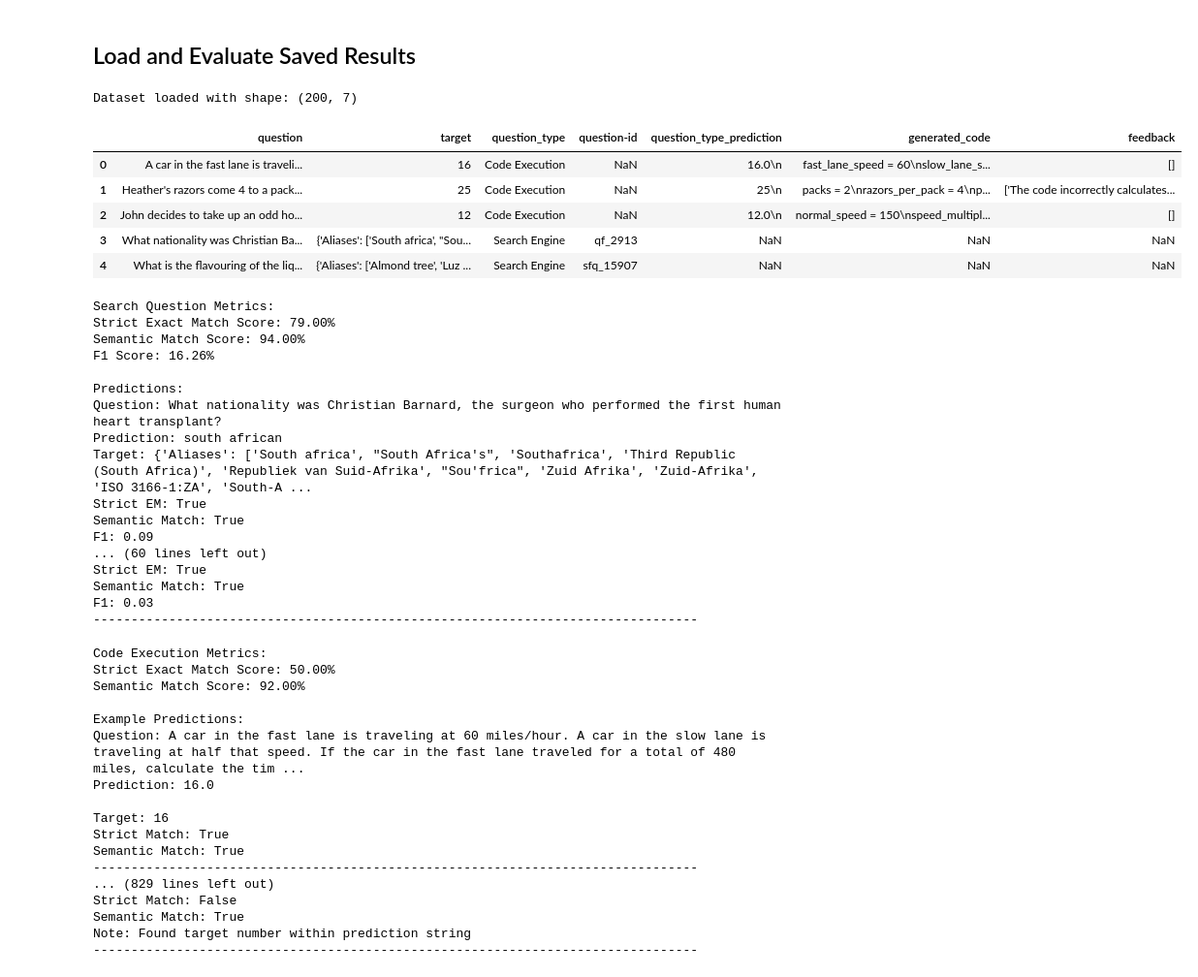
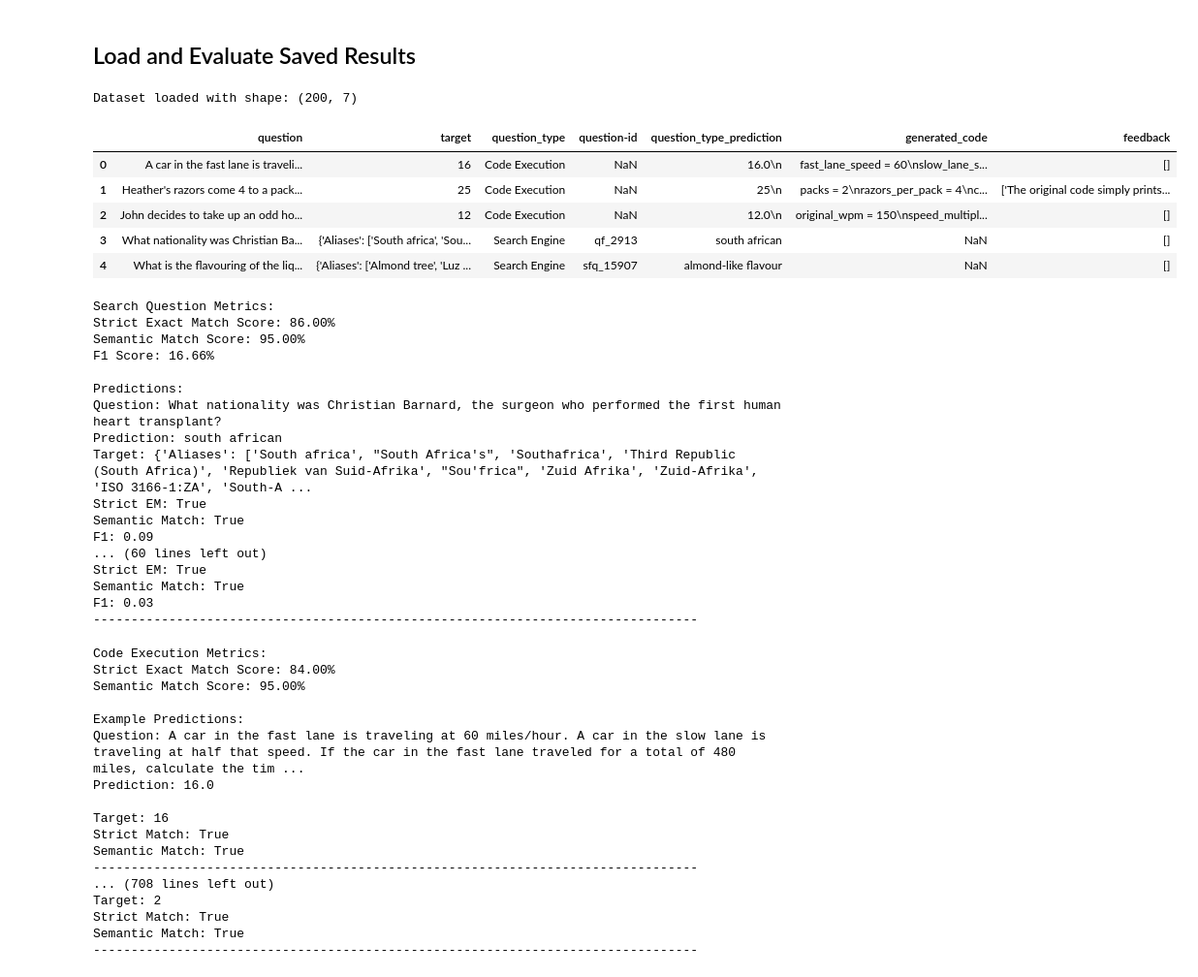
Before and after one commit to Alexloucy/cs767_project, a Jupyter notebook: main.ipynb, the cells around one changed output. Shown at 97% size. Cells and saved outputs as stored; diff of their text form; code cells hidden in the pictures.

Commit message:
improve search question answering

```diff
--- a/main.ipynb
+++ b/main.ipynb
@@ -434,25 +444,25 @@ combined_df.to_csv('dataset/combined_dataset_result_combine.csv', index=True)
 ## Load and Evaluate Saved Results
 # %%
 # Read the saved results
-combined_df = pd.read_csv('dataset/combined_dataset_result_code1.csv', index_col=0)
+combined_df = pd.read_csv('dataset/combined_dataset_result_combine.csv', index_col=0)
 
 # Convert target column back to dictionary format for search questions
 def convert_target_to_dict(target):
     if isinstance(target, str) and target.startswith('{'):
         return eval(target)  # Safe for our known data format
     return target
 
-# combined_df['target'] = combined_df['target'].apply(convert_target_to_dict)
+combined_df['target'] = combined_df['target'].apply(convert_target_to_dict)
 print("Dataset loaded with shape:", combined_df.shape)
 combined_df.head()
 # %% [output]
 Dataset loaded with shape: (200, 7)
 |  | question | target | question_type | question-id | question_type_prediction | generated_code | feedback |
 | 0 | A car in the fast lane is traveli... | 16 | Code Execution | NaN | 16.0\n | fast_lane_speed = 60\nslow_lane_s... | [] |
-| 1 | Heather's razors come 4 to a pack... | 25 | Code Execution | NaN | 25\n | packs = 2\nrazors_per_pack = 4\np... | ['The code incorrectly calculates... |
-| 2 | John decides to take up an odd ho... | 12 | Code Execution | NaN | 12.0\n | normal_speed = 150\nspeed_multipl... | [] |
-| 3 | What nationality was Christian Ba... | {'Aliases': ['South africa', "Sou... | Search Engine | qf_2913 | NaN | NaN | NaN |
-| 4 | What is the flavouring of the liq... | {'Aliases': ['Almond tree', 'Luz ... | Search Engine | sfq_15907 | NaN | NaN | NaN |
+| 1 | Heather's razors come 4 to a pack... | 25 | Code Execution | NaN | 25\n | packs = 2\nrazors_per_pack = 4\nc... | ['The original code simply prints... |
+| 2 | John decides to take up an odd ho... | 12 | Code Execution | NaN | 12.0\n | original_wpm = 150\nspeed_multipl... | [] |
+| 3 | What nationality was Christian Ba... | {'Aliases': ['South africa', 'Sou... | Search Engine | qf_2913 | south african | NaN | [] |
+| 4 | What is the flavouring of the liq... | {'Aliases': ['Almond tree', 'Luz ... | Search Engine | sfq_15907 | almond-like flavour | NaN | [] |
 # %%
 from sklearn.metrics import f1_score as sklearn_f1_score
 from sklearn.preprocessing import MultiLabelBinarizer
@@ -571,9 +581,9 @@ for idx, row in search_df[search_df['question_type_prediction'].notna()].head(10
     print("-" * 80)
 # %% [output]
 Search Question Metrics:
-Strict Exact Match Score: 79.00%
-Semantic Match Score: 94.00%
-F1 Score: 16.26%
+Strict Exact Match Score: 86.00%
+Semantic Match Score: 95.00%
+F1 Score: 16.66%
 
 Predictions:
 Question: What nationality was Christian Barnard, the surgeon who performed the first human heart transplant?
@@ -658,8 +668,8 @@ for idx, row in code_df[code_df['question_type_prediction'].notna()].iterrows():
     print("-" * 80)
 # %% [output]
 Code Execution Metrics:
-Strict Exact Match Score: 50.00%
-Semantic Match Score: 92.00%
+Strict Exact Match Score: 84.00%
+Semantic Match Score: 95.00%
 
 Example Predictions:
 Question: A car in the fast lane is traveling at 60 miles/hour. A car in the slow lane is traveling at half that speed. If the car in the fast lane traveled for a total of 480 miles, calculate the tim ...
@@ -669,8 +679,8 @@ Target: 16
 Strict Match: True
 Semantic Match: True
 --------------------------------------------------------------------------------
-... (829 lines left out)
-Strict Match: False
+... (708 lines left out)
+Target: 2
+Strict Match: True
 Semantic Match: True
-Note: Found target number within prediction string
 --------------------------------------------------------------------------------
```
Also changed, not shown: parts of 5 cells of this notebook, 3 other files.
